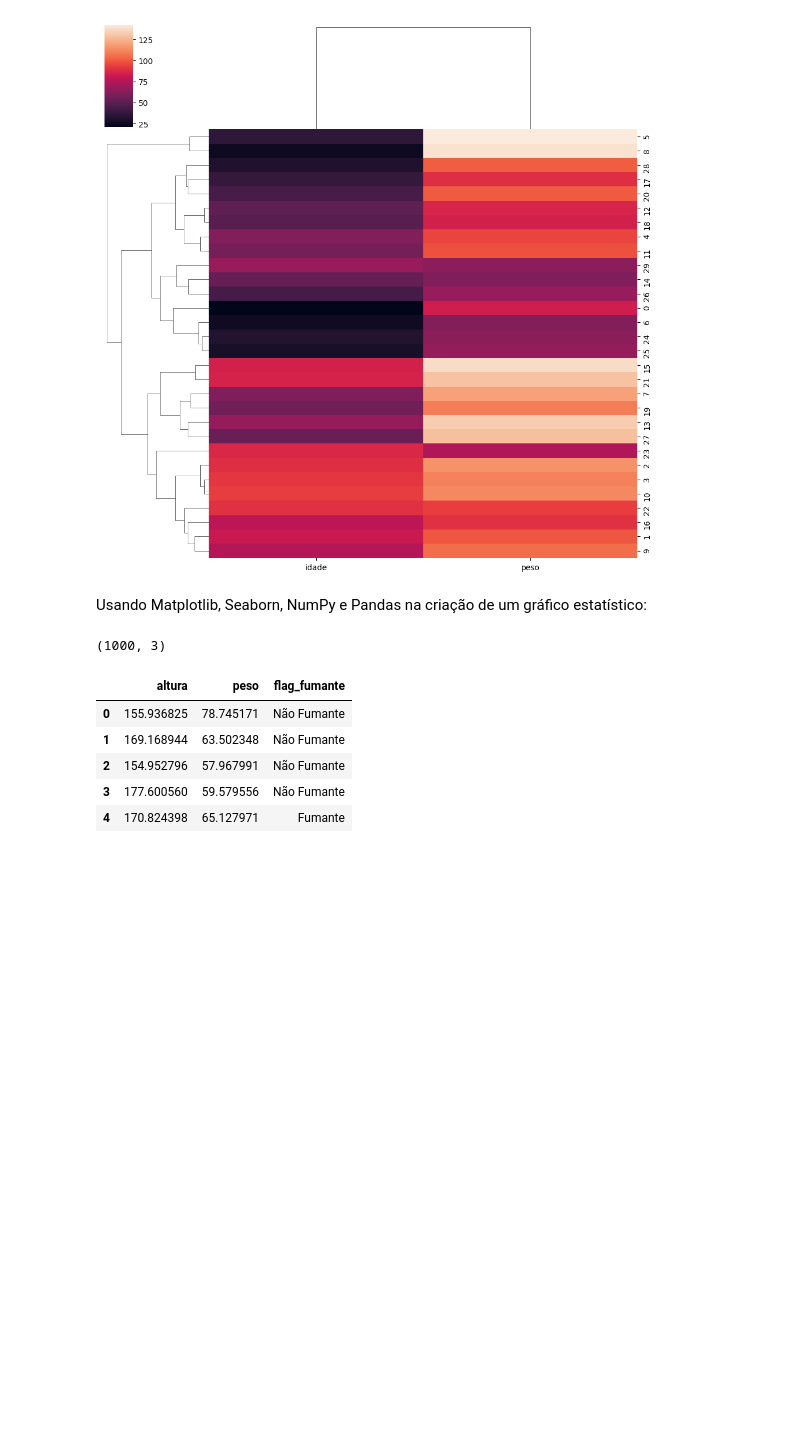
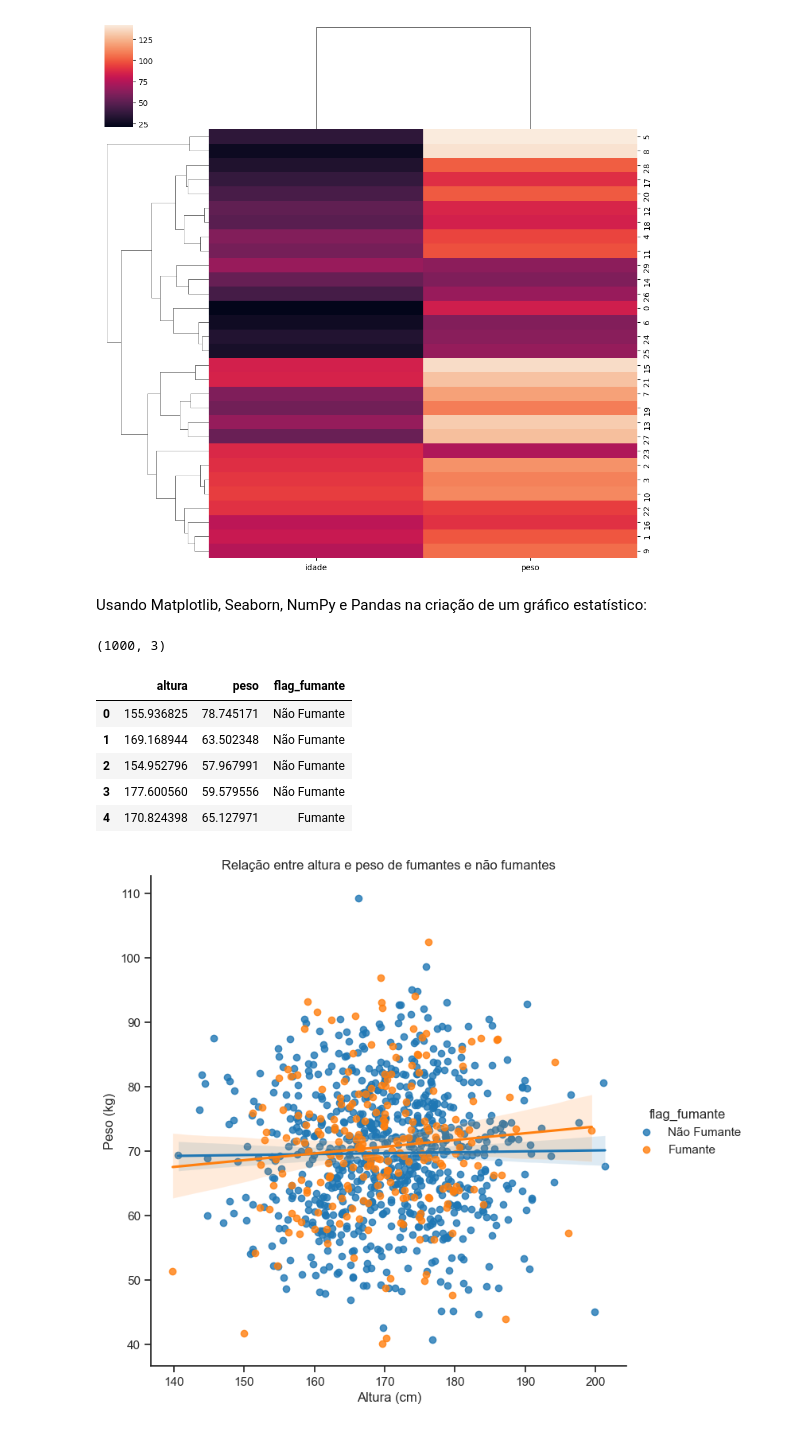
Before and after one commit to florferreiraw/python_DSA, a Jupyter notebook: Módulo Básico/Cap11/anotacoes.matplotlib_seaborn.ipynb, the cells around one changed output. Cells and saved outputs as stored; diff of their text form; code cells hidden in the pictures; blank space fills up the shorter version.

```diff
--- a/Módulo Básico/Cap11/anotacoes.matplotlib_seaborn.ipynb
+++ b/Módulo Básico/Cap11/anotacoes.matplotlib_seaborn.ipynb
@@ -476,3 +476,27 @@ dados.head()
 | 2 | 154.952796 | 57.967991 | Não Fumante |
 | 3 | 177.600560 | 59.579556 | Não Fumante |
 | 4 | 170.824398 | 65.127971 | Fumante |
+# %%
+# style
+sea.set(style =  'ticks')
+
+# lmplot
+sea.lmplot(x = 'altura',
+           y = 'peso',
+           data = dados,
+           hue = 'flag_fumante',
+           palette = ['tab:blue', 'tab:orange'],
+           height = 7)
+
+# Labels e título
+plt.xlabel('Altura (cm)')
+plt.ylabel('Peso (kg)')
+plt.title('Relação entre altura e peso de fumantes e não fumantes')
+
+#remove as bordas:
+sea.despine()
+
+#show
+plt.show()
+# %% [output]
+[figure, added]
```
Also changed, not shown: 5 other files.
